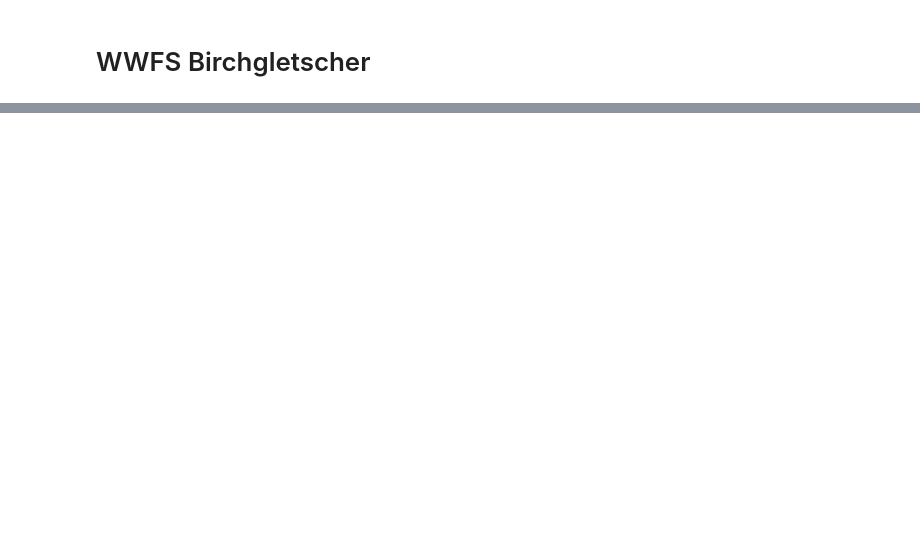
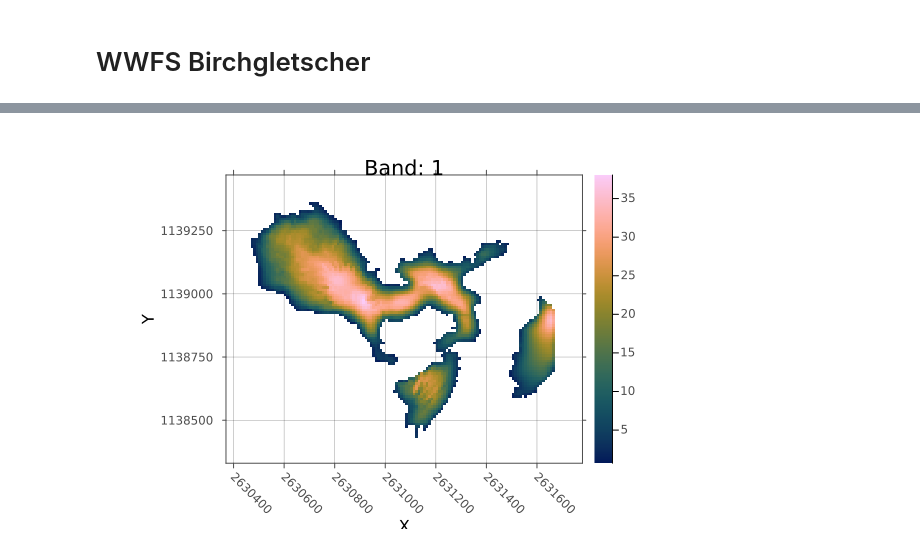
Before and after one commit to christopheogier/bonne_pierre_hydraulic_barriers, a Jupyter notebook: notebooks/WWFS_Birchgletscher.ipynb, the cells around one changed output, grey strips where cells are left out. Drawn from its saved outputs; the diff is of its cells as text; code cells hidden in the pictures; blank space fills up the shorter version.

Commit message:
add birch case study

```diff
--- a/notebooks/WWFS_Birchgletscher.ipynb
+++ b/notebooks/WWFS_Birchgletscher.ipynb
@@ -23,6 +23,9 @@ using Images
 using ImageComponentAnalysis
 using Statistics
 include("/scratch-3/cogier/hydraulic_barriers/notebooks/functions.jl")
+
+datadir_in = "/scratch-3/cogier/data/Birch_input"
+datadir_out = "/scratch-3/cogier/data/Birch_output"
 # %% [output]
   Activating project at `/scratch-3/cogier/hydraulic_barriers`
   No Changes to `/scratch-3/cogier/hydraulic_barriers/Project.toml`
@@ -31,5 +33,0 @@ boxplot_lakes
-# %%
-# functions
-include("/scratch-3/cogier/hydraulic_barriers/notebooks/functions.jl")
-datadir_in = "/scratch-3/cogier/data/Birch_input/"
-datadir_out = "/scratch-3/cogier/data/Birch_output/"
@@ -61,0 +34,17 @@ TypeError: TypeError: non-boolean (Missing) used in boolean context
+# %%
+bed = Raster(joinpath(datadir_in, "B32-06_GlacierBed.tif"))
+thickness = Raster(joinpath(datadir_in, "B32-06_IceThickness.tif"))
+
+#20230823
+surf_23 = Raster(joinpath(datadir_in, "B32-06_birch_20230823_dsm_is-stand_2m_lv95_ln02.tif")) #2m res
+#20250523
+surf_25 =  Raster(joinpath(datadir_in, "dronecam-2025-05-23T10_28_00-dem_200mmPP.tif")) # 20 cm res
+
+surf_23_cr = crop(surf_23; to=bed) # resample bedrock to surf 23 resolution
+surf_25_cr = crop(surf_25; to=bed) # resample bedrock to surf 25 resolution
+
+# resample surf 25 to surf 23 resolution (2m)
+surf_25_resamp = resample(surf_25_cr; to=surf_23_cr, method=:bilinear)
+
+# resamp bedrock to surf 23 resolution
+bed_resamp = resample(bed; to=surf_23_cr, method=:bilinear)  # downscaling bedrock to 2m resolution
@@ -61,0 +74,4 @@ TypeError: TypeError: non-boolean (Missing) used in boolean context
+# %%
+heatmap(thickness)
+# %% [output]
+[figure, added]
```
Also changed, not shown: parts of 9 cells of this notebook, 3 other files.
